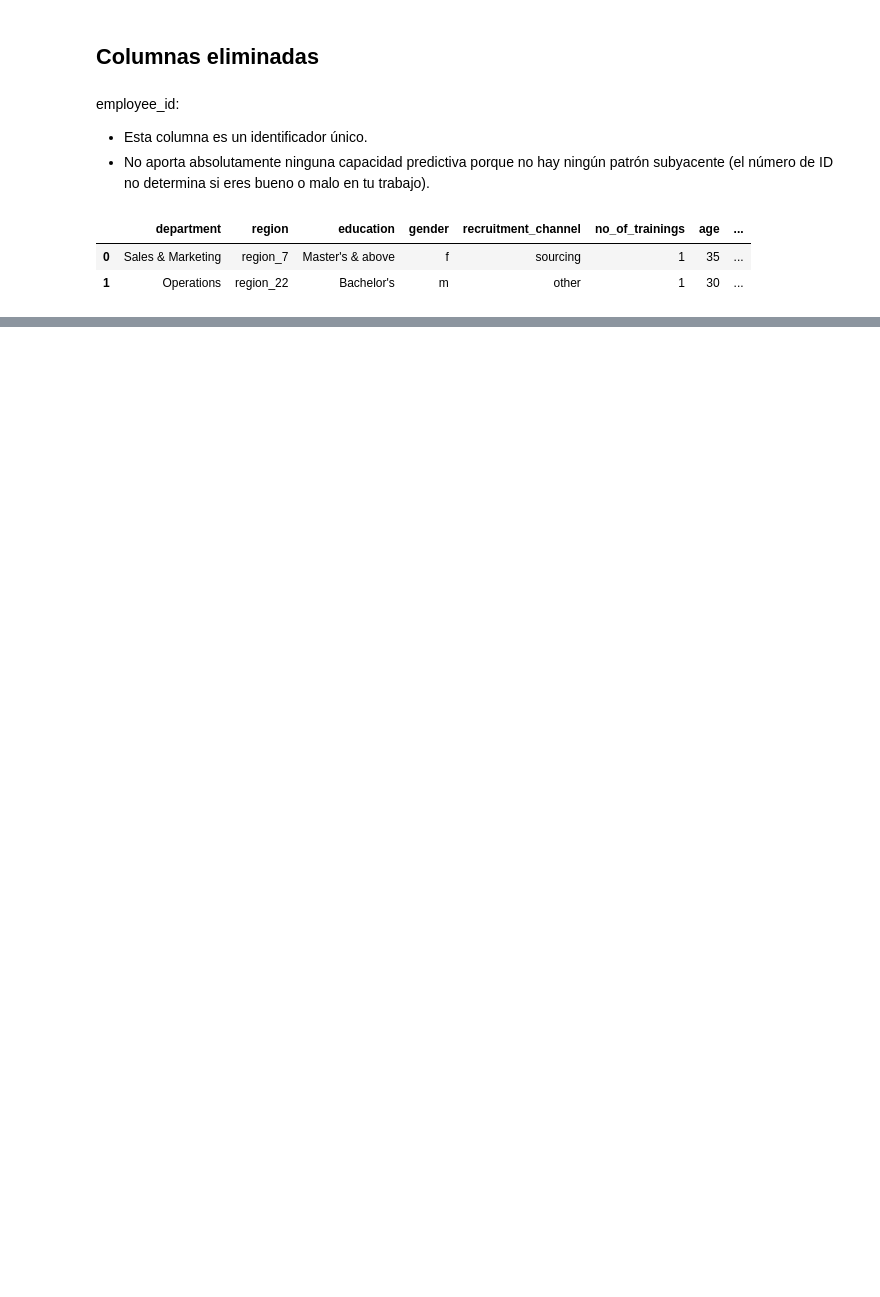
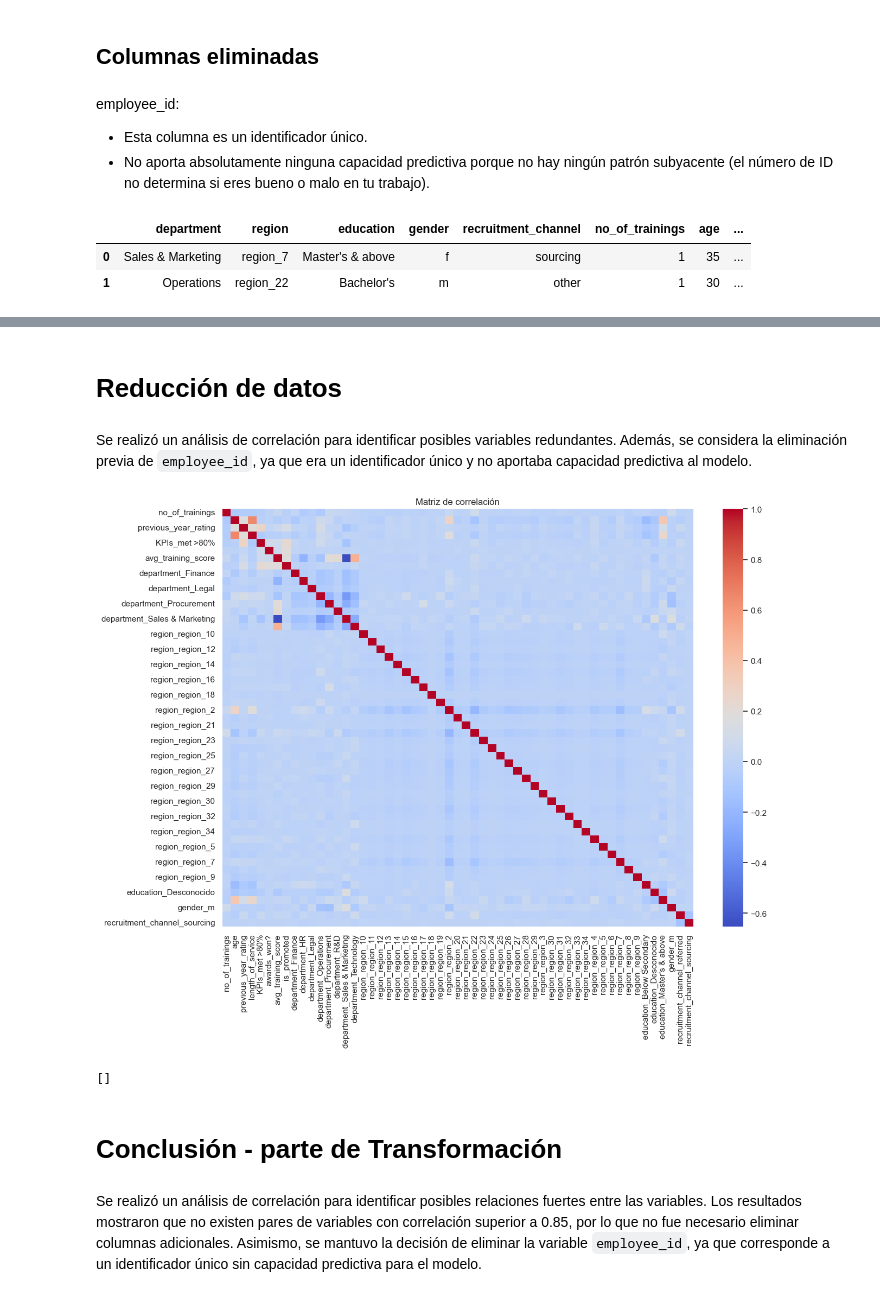
Before and after one commit to lMiaul/ML_TF, a Jupyter notebook: pipeline.ipynb, the cells around one changed output, grey strips where cells are left out. Drawn from its saved outputs; the diff is of its cells as text; code cells hidden in the pictures; blank space fills up the shorter version.

Commit message:
Agregación de transformación y reducción de datos

```diff
--- a/pipeline.ipynb
+++ b/pipeline.ipynb
@@ -530,0 +521,10 @@ display(df.head(2))
+# %%
+categoricas = df.select_dtypes(include=['object']).columns
+
+df = pd.get_dummies(
+    df,
+    columns=categoricas,
+    drop_first=True
+)
+
+display(df.head(2))
@@ -530,0 +542,18 @@ display(df.head(2))
+# %%
+from sklearn.preprocessing import StandardScaler
+
+columnas_numericas = [
+    'no_of_trainings',
+    'age',
+    'previous_year_rating',
+    'length_of_service',
+    'avg_training_score'
+]
+
+scaler = StandardScaler()
+
+df[columnas_numericas] = scaler.fit_transform(
+    df[columnas_numericas]
+)
+
+display(df.head(2))
@@ -530,0 +565,39 @@ display(df.head(2))
+# %% [markdown]
+# Reducción de datos
+# %% [markdown]
+Se realizó un análisis de correlación para identificar posibles variables redundantes. Además, se considera la eliminación previa de `employee_id`, ya que era un identificador único y no aportaba capacidad predictiva al modelo.
+# %%
+plt.figure(figsize=(14,10))
+
+sns.heatmap(
+    df.corr(),
+    cmap='coolwarm'
+)
+
+plt.title("Matriz de correlación")
+plt.show()
+# %% [output]
+[figure, added]
+# %%
+corr_matrix = df.corr().abs()
+
+high_corr = []
+
+for i in range(len(corr_matrix.columns)):
+    for j in range(i):
+        if corr_matrix.iloc[i, j] > 0.85:
+            high_corr.append(
+                (
+                    corr_matrix.columns[i],
+                    corr_matrix.columns[j],
+                    corr_matrix.iloc[i, j]
+                )
+            )
+
+print(high_corr)
+# %% [output]
+[]
+# %% [markdown]
+# Conclusión - parte de Transformación
+# %% [markdown]
+Se realizó un análisis de correlación para identificar posibles relaciones fuertes entre las variables. Los resultados mostraron que no existen pares de variables con correlación superior a 0.85, por lo que no fue necesario eliminar columnas adicionales. Asimismo, se mantuvo la decisión de eliminar la variable `employee_id`, ya que corresponde a un identificador único sin capacidad predictiva para el modelo.
```
Also changed, not shown: parts of 8 cells of this notebook.
